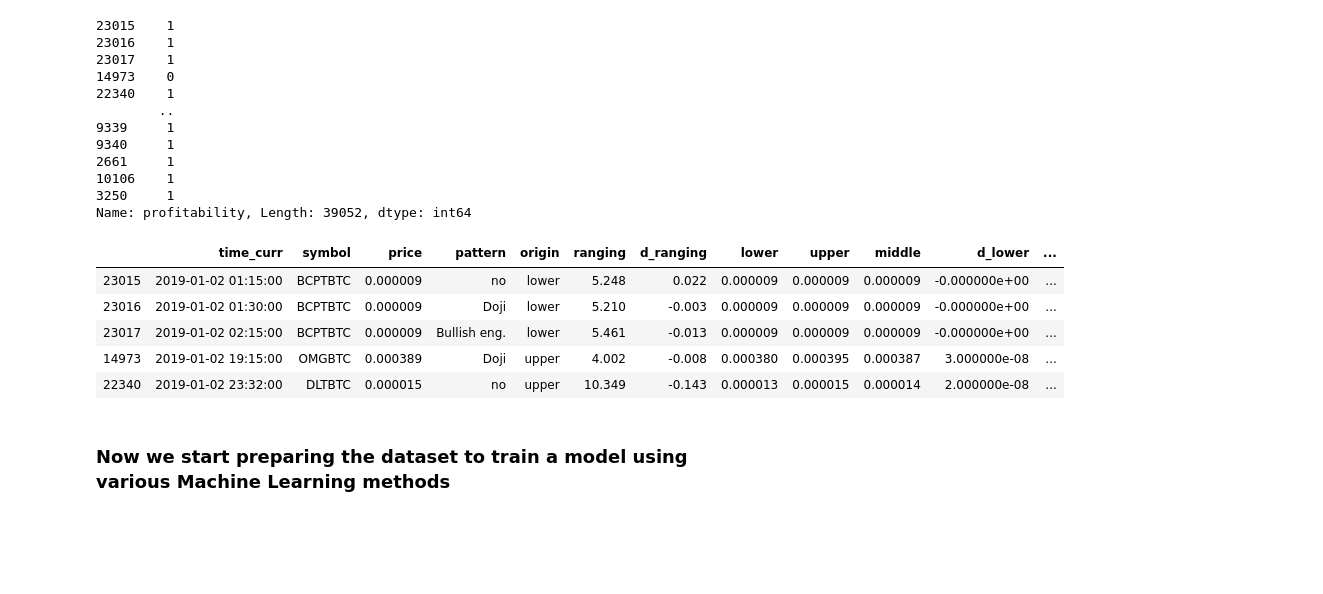
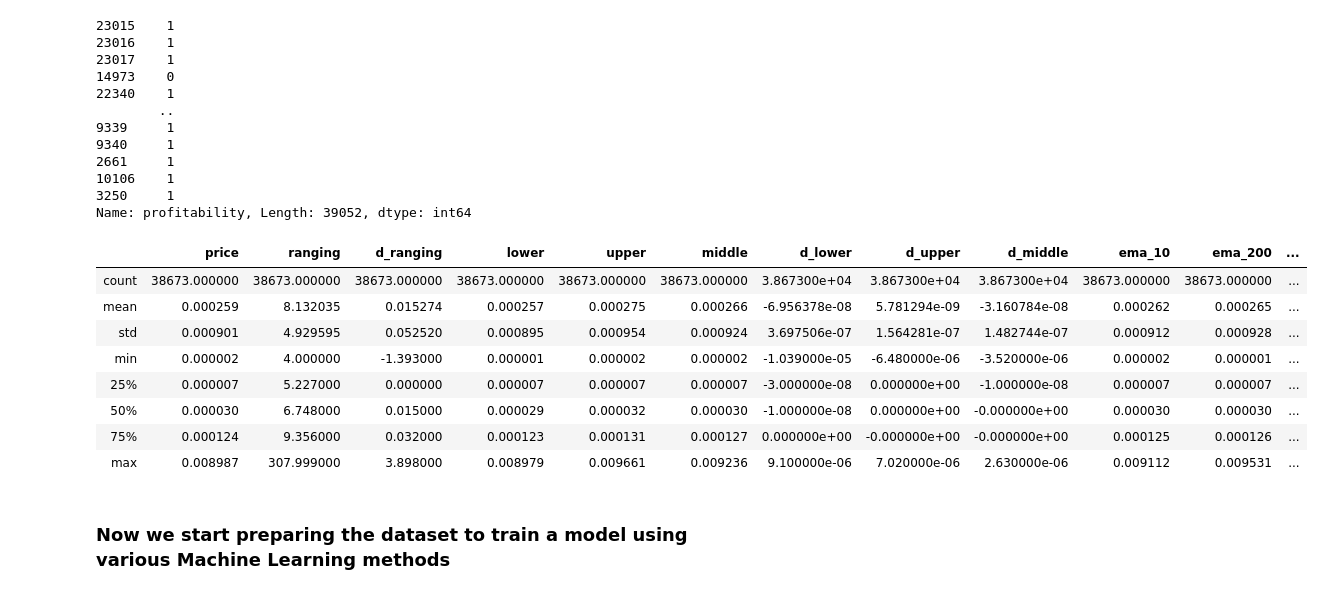
Before and after one commit to panamarevt/trading_bot, a Jupyter notebook: ML-training/C1M_ML_analysis.ipynb, the cells around one changed output. Cells and saved outputs as stored; diff of their text form; code cells hidden in the pictures; blank space fills up the shorter version.

```diff
--- a/ML-training/C1M_ML_analysis.ipynb
+++ b/ML-training/C1M_ML_analysis.ipynb
@@ -64,6 +64,8 @@ Total profitability in 617 days 10:45:00:  0.6138994161630646
 total n trades:  39052
 Total profitability in 617 days 10:45:00 with 0.15 stop loss:  0.4338318139916009
 total n trades:  39052
+# %%
+trades_df.drop(['Unnamed: 33'], axis=1, inplace=True)
 # %%
 trades_df['profitability']
 # %% [output]
@@ -82,20 +84,25 @@ Name: profitability, Length: 39052, dtype: int64
 # %%
 pd.set_option('max_columns',100)
 # %%
-trades_df.dropna(axis=1, inplace=True)
-#trades_df.fillna(0.0, inplace=True)
+#trades_df.dropna(axis=1, inplace=True)
+trades_df.fillna(-9999, inplace=True)
+# %%
+trades_df = trades_df[trades_df.d_ema_200 != -9999]
 # %%
 # Remove the problematic coin that has been identified later
 #trades_df = trades_df[trades_df.symbol != 'UMABTC']
 # %%
-trades_df.head()
+trades_df.describe()
 # %% [output]
-|  | time_curr | symbol | price | pattern | origin | ranging | d_ranging | lower | upper | middle | d_lower | ... |
-| 23015 | 2019-01-02 01:15:00 | BCPTBTC | 0.000009 | no | lower | 5.248 | 0.022 | 0.000009 | 0.000009 | 0.000009 | -0.000000e+00 | ... |
-| 23016 | 2019-01-02 01:30:00 | BCPTBTC | 0.000009 | Doji | lower | 5.210 | -0.003 | 0.000009 | 0.000009 | 0.000009 | -0.000000e+00 | ... |
-| 23017 | 2019-01-02 02:15:00 | BCPTBTC | 0.000009 | Bullish eng. | lower | 5.461 | -0.013 | 0.000009 | 0.000009 | 0.000009 | -0.000000e+00 | ... |
-| 14973 | 2019-01-02 19:15:00 | OMGBTC | 0.000389 | Doji | upper | 4.002 | -0.008 | 0.000380 | 0.000395 | 0.000387 | 3.000000e-08 | ... |
-| 22340 | 2019-01-02 23:32:00 | DLTBTC | 0.000015 | no | upper | 10.349 | -0.143 | 0.000013 | 0.000015 | 0.000014 | 2.000000e-08 | ... |
+|  | price | ranging | d_ranging | lower | upper | middle | d_lower | d_upper | d_middle | ema_10 | ema_200 | ... |
+| count | 38673.000000 | 38673.000000 | 38673.000000 | 38673.000000 | 38673.000000 | 38673.000000 | 3.867300e+04 | 3.867300e+04 | 3.867300e+04 | 38673.000000 | 38673.000000 | ... |
+| mean | 0.000259 | 8.132035 | 0.015274 | 0.000257 | 0.000275 | 0.000266 | -6.956378e-08 | 5.781294e-09 | -3.160784e-08 | 0.000262 | 0.000265 | ... |
+| std | 0.000901 | 4.929595 | 0.052520 | 0.000895 | 0.000954 | 0.000924 | 3.697506e-07 | 1.564281e-07 | 1.482744e-07 | 0.000912 | 0.000928 | ... |
+| min | 0.000002 | 4.000000 | -1.393000 | 0.000001 | 0.000002 | 0.000002 | -1.039000e-05 | -6.480000e-06 | -3.520000e-06 | 0.000002 | 0.000001 | ... |
+| 25% | 0.000007 | 5.227000 | 0.000000 | 0.000007 | 0.000007 | 0.000007 | -3.000000e-08 | 0.000000e+00 | -1.000000e-08 | 0.000007 | 0.000007 | ... |
+| 50% | 0.000030 | 6.748000 | 0.015000 | 0.000029 | 0.000032 | 0.000030 | -1.000000e-08 | 0.000000e+00 | -0.000000e+00 | 0.000030 | 0.000030 | ... |
+| 75% | 0.000124 | 9.356000 | 0.032000 | 0.000123 | 0.000131 | 0.000127 | 0.000000e+00 | -0.000000e+00 | -0.000000e+00 | 0.000125 | 0.000126 | ... |
+| max | 0.008987 | 307.999000 | 3.898000 | 0.008979 | 0.009661 | 0.009236 | 9.100000e-06 | 7.020000e-06 | 2.630000e-06 | 0.009112 | 0.009531 | ... |
 # %% [markdown]
 ### Now we start preparing the dataset to train a model using various Machine Learning methods
 # %% [markdown]
```
Also changed, not shown: parts of 19 cells of this notebook, 3 other files.
